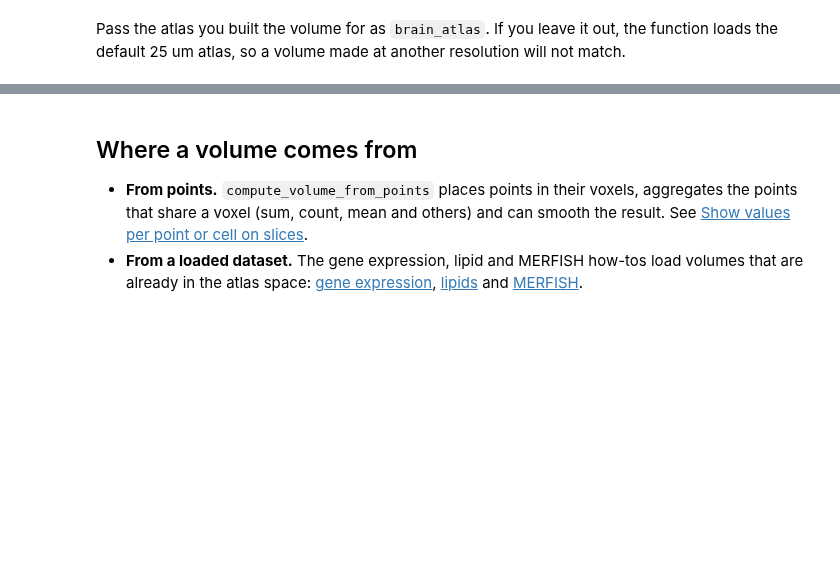
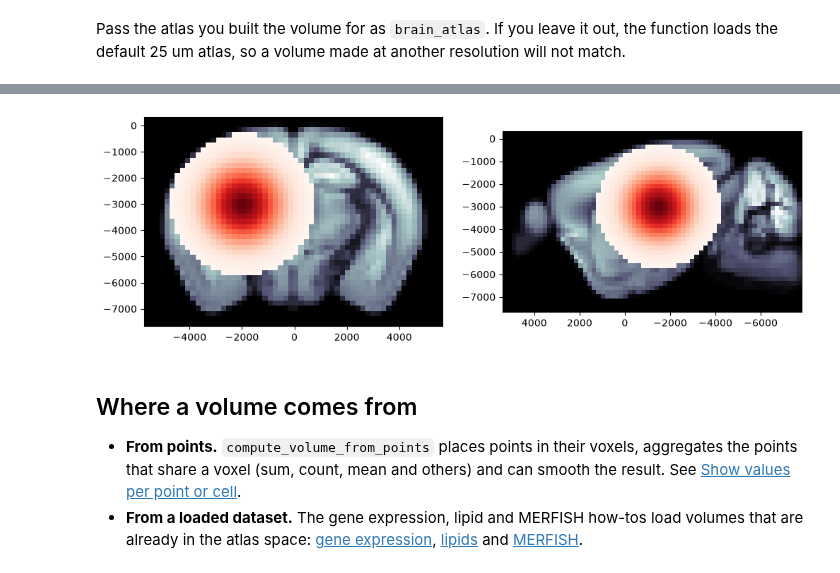
Before and after one commit to int-brain-lab/iblatlas, a Jupyter notebook: docs/how-to/plot-volumes-on-slices.ipynb, the cells around one changed output, grey strips where cells are left out. Cells and saved outputs as stored; diff of their text form; code cells hidden in the pictures; blank space fills up the shorter version.

```diff
--- a/docs/how-to/plot-volumes-on-slices.ipynb
+++ b/docs/how-to/plot-volumes-on-slices.ipynb
@@ -81,5 +113,22 @@ Pass the atlas you built the volume for as `brain_atlas`. If you leave it out, t
+# %%
+from iblatlas.genomics import agea
+
+atlas_200 = agea.load_atlas()
+ml, ap, dv = np.meshgrid(atlas_200.bc.xscale, atlas_200.bc.yscale, atlas_200.bc.zscale, indexing='ij')
+distance_sq = (ap - (-0.0015)) ** 2 + (ml - (-0.002)) ** 2 + (dv - (-0.003)) ** 2
+# reorder the axes from ML, AP, DV to the order this atlas stores them in
+volume_200 = np.transpose(np.exp(-distance_sq / (2 * 0.001 ** 2)), atlas_200.xyz2dims)
+volume_200[(atlas_200.label == 0) | (volume_200 < 0.02)] = np.nan
+
+fig, axs = plt.subplots(1, 2, figsize=(12, 4))
+plot_volume_on_slice(volume_200, coord=-1500, slice='coronal', background='image',
+                     brain_atlas=atlas_200, ax=axs[0])
+plot_volume_on_slice(volume_200, coord=-2000, slice='sagittal', background='image',
+                     brain_atlas=atlas_200, ax=axs[1]);
+# %% [output]
+[figure, added]
 # %% [markdown]
 ## Where a volume comes from
 
-- **From points.** `compute_volume_from_points` places points in their voxels, aggregates the points that share a voxel (sum, count, mean and others) and can smooth the result. See [Show values per point or cell on slices](plot-points-on-slices.ipynb).
+- **From points.** `compute_volume_from_points` places points in their voxels, aggregates the points that share a voxel (sum, count, mean and others) and can smooth the result. See [Show values per point or cell](plot-points-on-slices.ipynb).
 - **From a loaded dataset.** The gene expression, lipid and MERFISH how-tos load volumes that are already in the atlas space: [gene expression](load-gene-expression-agea.ipynb), [lipids](load-lipids.ipynb) and [MERFISH](load-merfish.ipynb).
```
Also changed, not shown: parts of 7 cells of this notebook, 6 other files.
